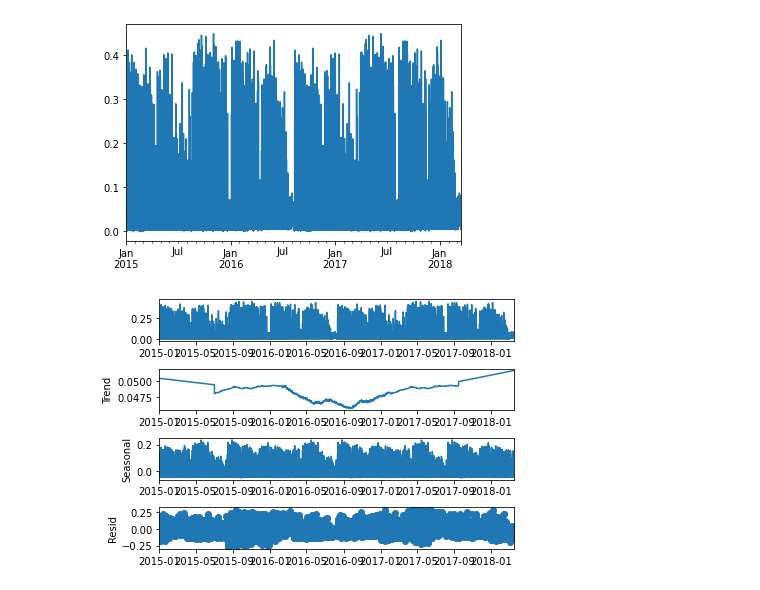
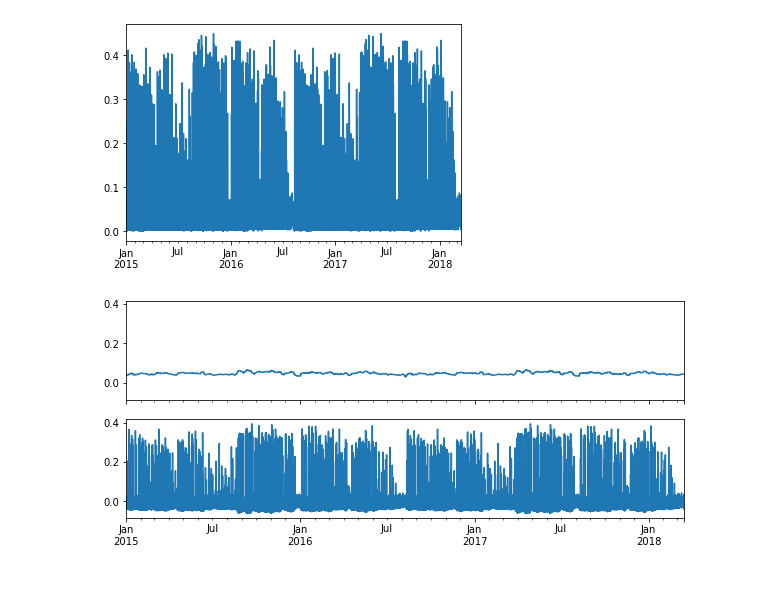
Before and after one commit to canerturkmen/tensorseason, a Jupyter notebook: poc.ipynb, the cells around one changed output. Saved outputs shown, nothing was run; the diff lists cells and outputs as text; code cells hidden in the pictures.

```diff
--- a/poc.ipynb
+++ b/poc.ipynb
@@ -204,21 +279,3 @@ import pandas as pd
 dataset_recipes.keys()
 # %% [output]
 odict_keys(['constant', 'exchange_rate', 'solar-energy', 'electricity', 'traffic', 'm4_hourly', 'm4_daily', 'm4_weekly', 'm4_monthly', 'm4_quarterly', 'm4_yearly'])
-# %%
-def get_plot_data(idx, train_datas, test_datas, freq, plot=True):
-    data = pd.concat((to_pandas(train_datas[idx]), to_pandas(test_datas[idx])))
-    data.index = pd.date_range(start=data.index[0], freq=freq, periods=len(data))
-    if plot:
-        data.plot();
-    return data
-
-def get_gluonts_dataset(dataset_name):
-    dataset = get_dataset("traffic", regenerate=False)
-    train_datas = list(iter(dataset.train))
-    test_datas = list(iter(dataset.test))
-    lens = [len(d["target"]) for d in train_datas]
-    freqs = [d["start"].freqstr for d in train_datas]
-    print(pd.Series(lens).value_counts())
-    print(pd.Series(freqs).value_counts())
-    del dataset
-    return train_datas, test_datas, lens, freqs
@@ -244,4 +281,0 @@ data = get_plot_data(idx, train_datas, test_datas, freq)
-# %%
-decomposition = sm.tsa.seasonal_decompose(data, model='additive',period=np.prod(folds),extrapolate_trend='freq')
-fig = decomposition.plot()
-plt.show()
@@ -267,4 +281,0 @@ data = get_plot_data(idx, train_datas, test_datas, freq)
-# %%
-decomposition = sm.tsa.seasonal_decompose(data, model='additive',period=np.prod(folds),extrapolate_trend='freq')
-fig = decomposition.plot()
-plt.show()
@@ -300,9 +297,12 @@ idx=0
 data = get_plot_data(idx, train_datas, test_datas, freq)
 # %% [output]
 [figure]
-# %%
-decomposition = sm.tsa.seasonal_decompose(data, model='additive',period=np.prod(folds),extrapolate_trend='freq')
-fig = decomposition.plot()
-plt.show()
-# %% [output]
-[figure, removed]
+# %%
+with warnings.catch_warnings():
+    warnings.simplefilter("ignore")
+    ma = tc_decompose(data, int(np.prod(folds[:-1])))
+    fig, axes = plt.subplots(2,1, sharex=True, sharey=True, figsize=(10,4))
+    ma.plot(ax=axes[0])
+    (data - ma).plot(ax=axes[1])
+# %% [output]
+[figure, added]
```
Also changed, not shown: parts of 40 cells of this notebook, 1 other file.
